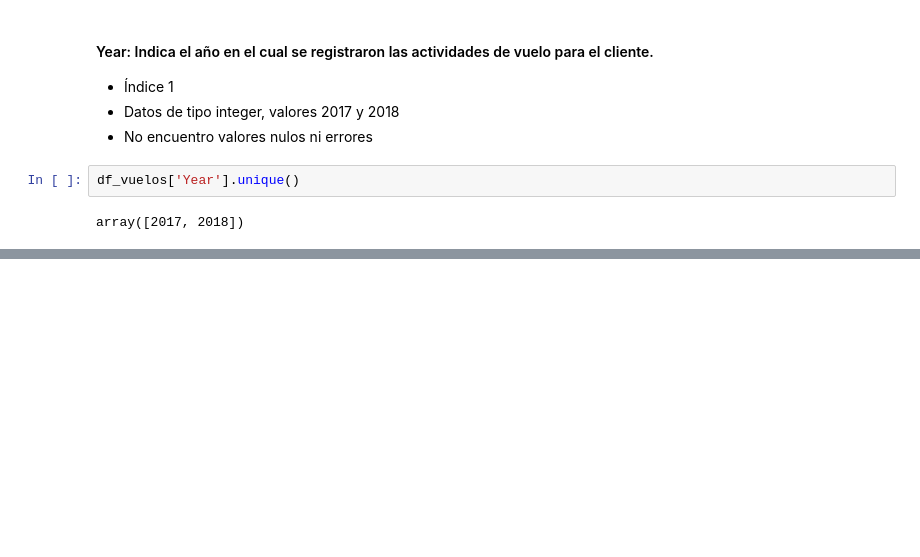
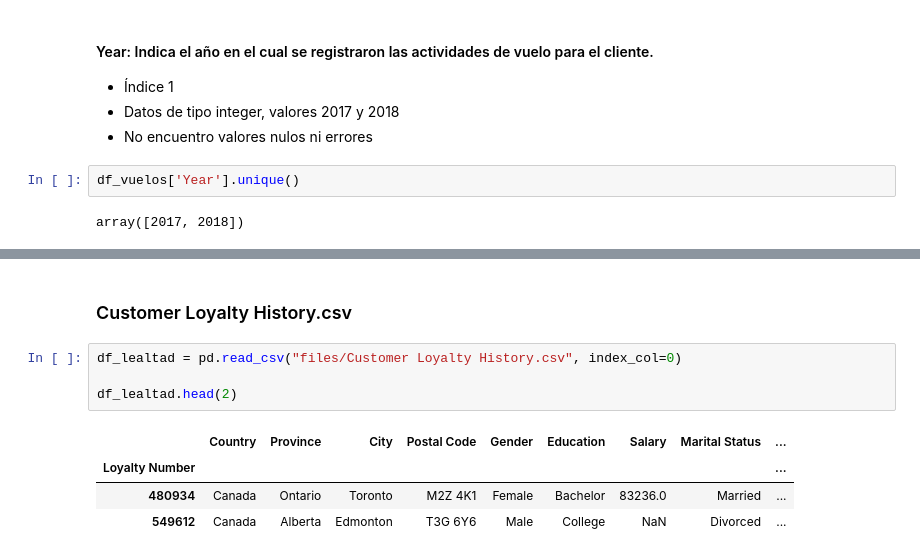
Before and after one commit to Adalab/bda-modulo-3-evaluacion-final-Lauris273, a Jupyter notebook: Ejercicio_evaluación_módulo_3.ipynb, the cells around one changed output, grey strips where cells are left out. Drawn from its saved outputs; the diff is of its cells as text; blank space fills up the shorter version.

```diff
--- a/Ejercicio_evaluación_módulo_3.ipynb
+++ b/Ejercicio_evaluación_módulo_3.ipynb
@@ -251,0 +449,11 @@ np.int64(0)
+# %% [markdown]
+### Customer Loyalty History.csv
+# %%
+df_lealtad = pd.read_csv("files/Customer Loyalty History.csv", index_col=0)
+
+df_lealtad.head(2)
+# %% [output]
+|  | Country | Province | City | Postal Code | Gender | Education | Salary | Marital Status | ... |
+| Loyalty Number |  |  |  |  |  |  |  |  | ... |
+| 480934 | Canada | Ontario | Toronto | M2Z 4K1 | Female | Bachelor | 83236.0 | Married | ... |
+| 549612 | Canada | Alberta | Edmonton | T3G 6Y6 | Male | College | NaN | Divorced | ... |
```
Also changed, not shown: parts of 98 cells of this notebook.
